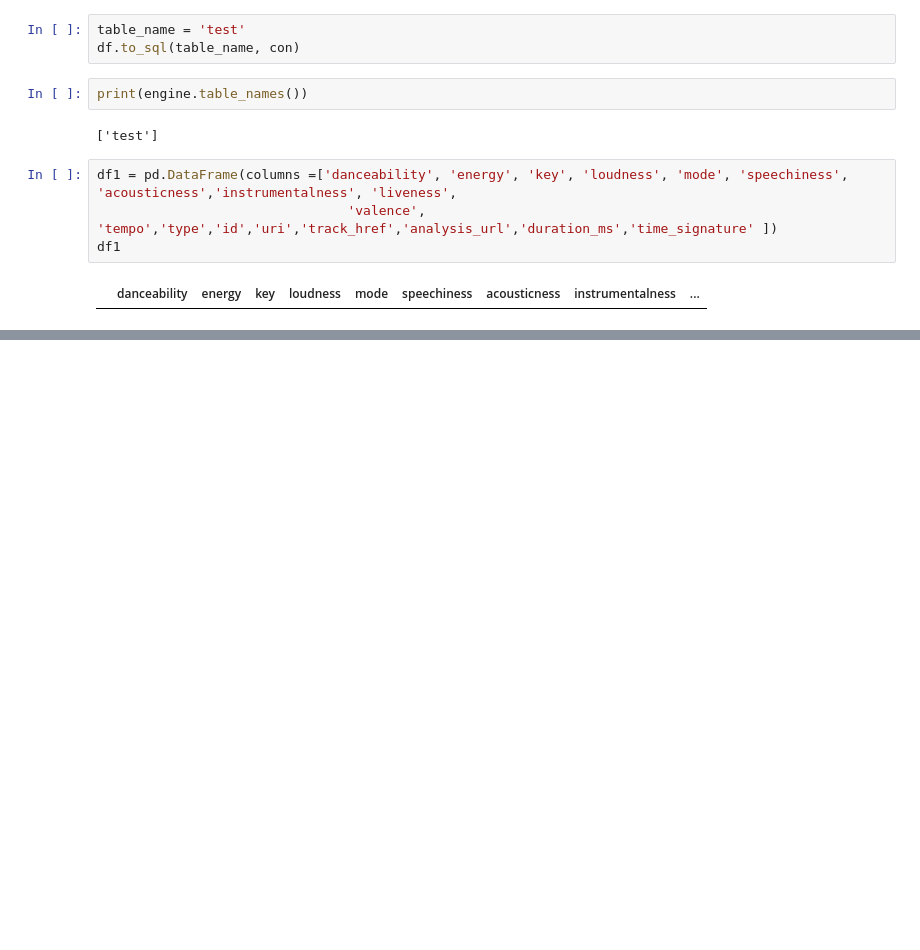
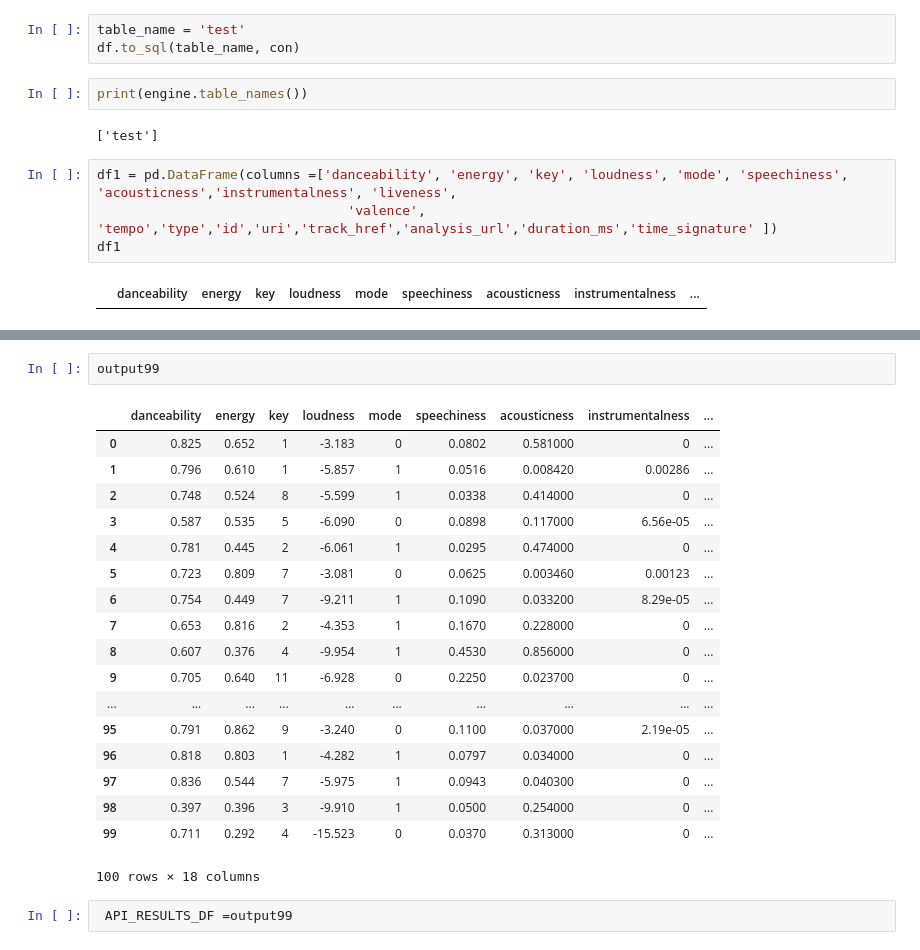
Before and after one commit to alysonsmith1124/Project2-Green-Team, a Jupyter notebook: webscrape.ipynb, the cells around one changed output, grey strips where cells are left out. Cells and saved outputs as stored; diff of their text form; blank space fills up the shorter version.

```diff
--- a/webscrape.ipynb
+++ b/webscrape.ipynb
@@ -231,0 +341,23 @@ second_item
+# %%
+output99
+# %% [output]
+|  | danceability | energy | key | loudness | mode | speechiness | acousticness | instrumentalness | ... |
+| 0 | 0.825 | 0.652 | 1 | -3.183 | 0 | 0.0802 | 0.581000 | 0 | ... |
+| 1 | 0.796 | 0.610 | 1 | -5.857 | 1 | 0.0516 | 0.008420 | 0.00286 | ... |
+| 2 | 0.748 | 0.524 | 8 | -5.599 | 1 | 0.0338 | 0.414000 | 0 | ... |
+| 3 | 0.587 | 0.535 | 5 | -6.090 | 0 | 0.0898 | 0.117000 | 6.56e-05 | ... |
+| 4 | 0.781 | 0.445 | 2 | -6.061 | 1 | 0.0295 | 0.474000 | 0 | ... |
+| 5 | 0.723 | 0.809 | 7 | -3.081 | 0 | 0.0625 | 0.003460 | 0.00123 | ... |
+| 6 | 0.754 | 0.449 | 7 | -9.211 | 1 | 0.1090 | 0.033200 | 8.29e-05 | ... |
+| 7 | 0.653 | 0.816 | 2 | -4.353 | 1 | 0.1670 | 0.228000 | 0 | ... |
+| 8 | 0.607 | 0.376 | 4 | -9.954 | 1 | 0.4530 | 0.856000 | 0 | ... |
+| 9 | 0.705 | 0.640 | 11 | -6.928 | 0 | 0.2250 | 0.023700 | 0 | ... |
+| ... | ... | ... | ... | ... | ... | ... | ... | ... | ... |
+| 95 | 0.791 | 0.862 | 9 | -3.240 | 0 | 0.1100 | 0.037000 | 2.19e-05 | ... |
+| 96 | 0.818 | 0.803 | 1 | -4.282 | 1 | 0.0797 | 0.034000 | 0 | ... |
+| 97 | 0.836 | 0.544 | 7 | -5.975 | 1 | 0.0943 | 0.040300 | 0 | ... |
+| 98 | 0.397 | 0.396 | 3 | -9.910 | 1 | 0.0500 | 0.254000 | 0 | ... |
+| 99 | 0.711 | 0.292 | 4 | -15.523 | 0 | 0.0370 | 0.313000 | 0 | ... |
+100 rows × 18 columns
+# %%
+ API_RESULTS_DF =output99
```
Also changed, not shown: parts of 19 cells of this notebook.
